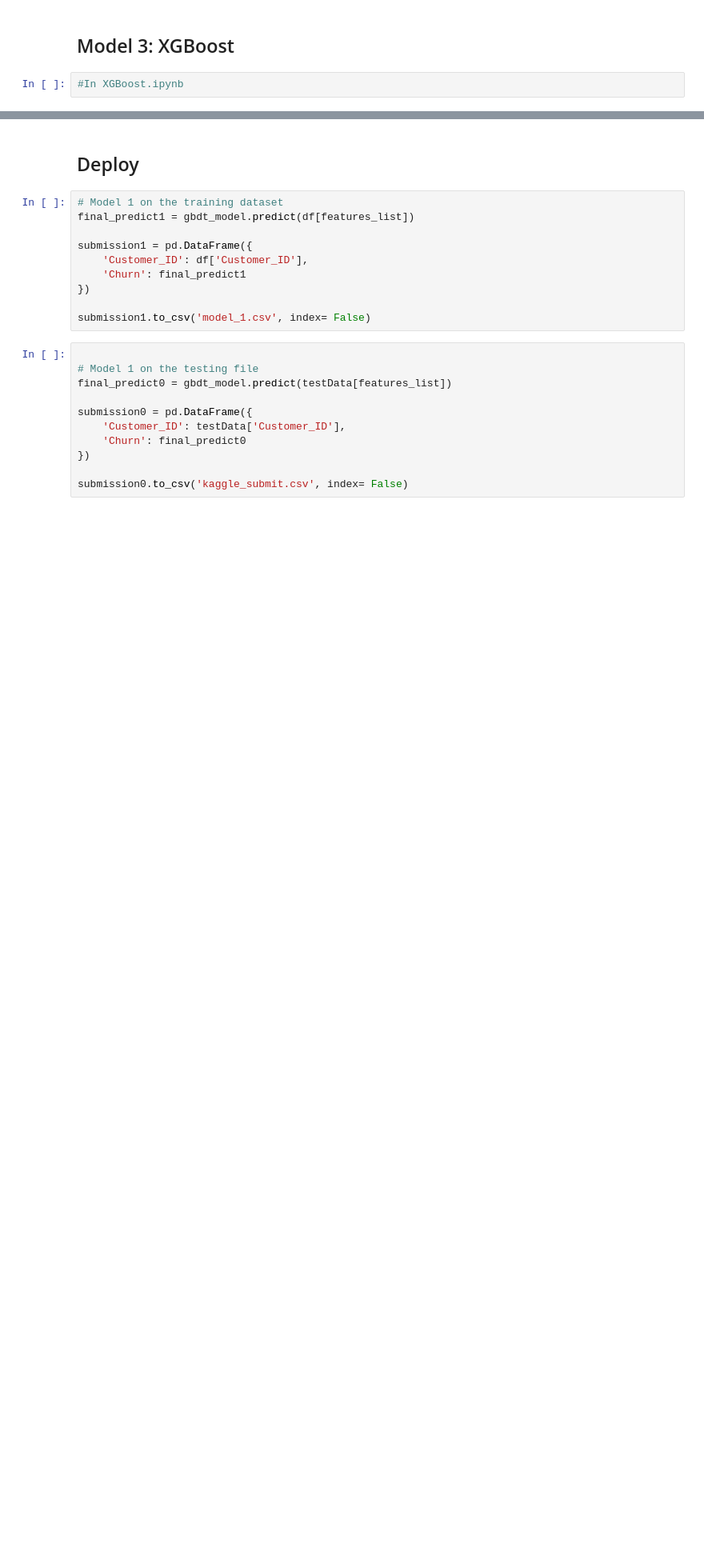
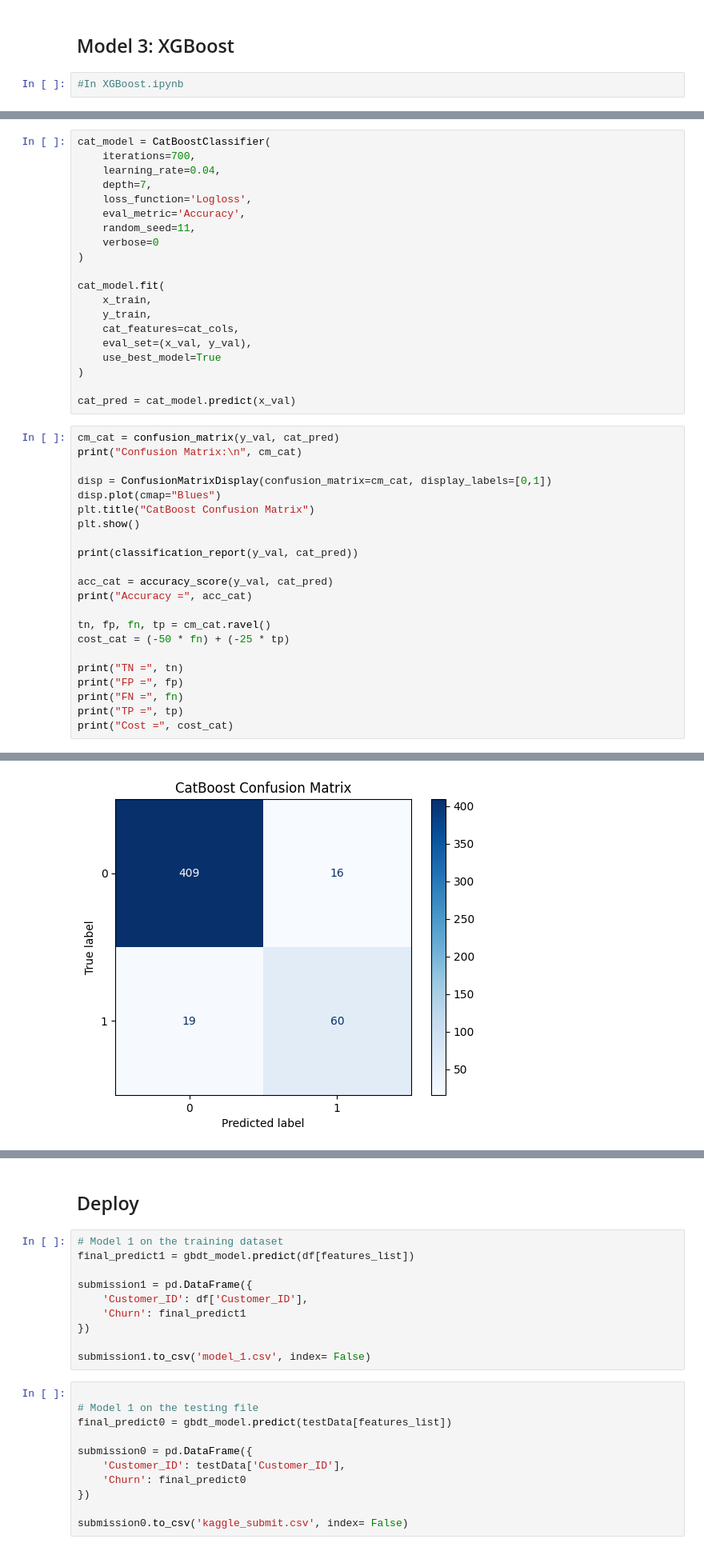
Before and after one commit to AndyZheng0/bus-analytics, a Jupyter notebook: majestic_media/main.ipynb, the cells around one changed output, grey strips where cells are left out. Shown at 80% size. Drawn from its saved outputs; the diff is of its cells as text; blank space fills up the shorter version.

Commit message:
Add catboost model
This is currently the highest scoring model I have tested.

```diff
--- a/majestic_media/main.ipynb
+++ b/majestic_media/main.ipynb
@@ -428,0 +442,43 @@ print(feature_importances_df)
+# %%
+cat_model = CatBoostClassifier(
+    iterations=700,
+    learning_rate=0.04,
+    depth=7,
+    loss_function='Logloss',
+    eval_metric='Accuracy',
+    random_seed=11,
+    verbose=0
+)
+
+cat_model.fit(
+    x_train,
+    y_train,
+    cat_features=cat_cols,
+    eval_set=(x_val, y_val),
+    use_best_model=True
+)
+
+cat_pred = cat_model.predict(x_val)
+# %%
+cm_cat = confusion_matrix(y_val, cat_pred)
+print("Confusion Matrix:\n", cm_cat)
+
+disp = ConfusionMatrixDisplay(confusion_matrix=cm_cat, display_labels=[0,1])
+disp.plot(cmap="Blues")
+plt.title("CatBoost Confusion Matrix")
+plt.show()
+
+print(classification_report(y_val, cat_pred))
+
+acc_cat = accuracy_score(y_val, cat_pred)
+print("Accuracy =", acc_cat)
+
+tn, fp, fn, tp = cm_cat.ravel()
+cost_cat = (-50 * fn) + (-25 * tp)
+
+print("TN =", tn)
+print("FP =", fp)
+print("FN =", fn)
+print("TP =", tp)
+print("Cost =", cost_cat)
+# %% [output]
@@ -428,0 +488 @@ print(feature_importances_df)
+[figure, added]
```
Also changed, not shown: parts of 12 cells of this notebook, 11 other files.
